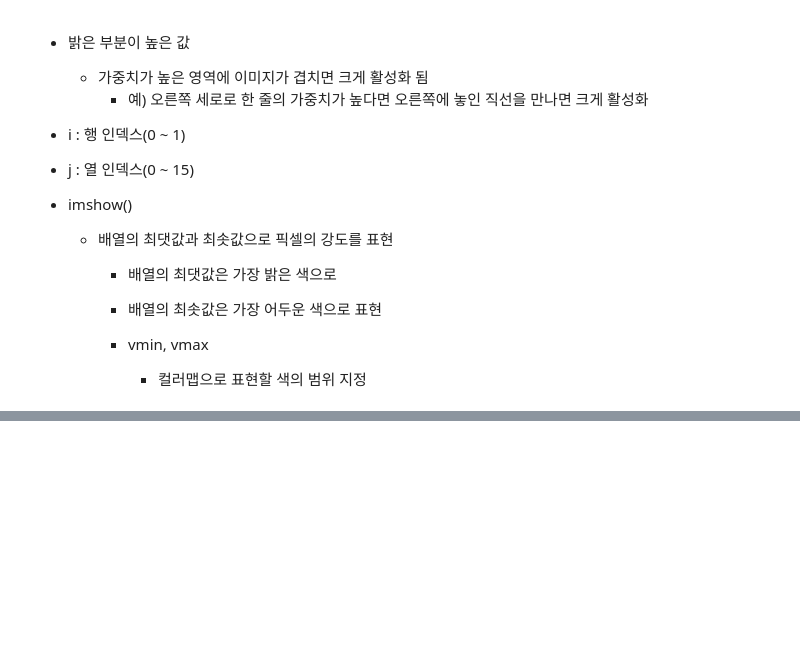
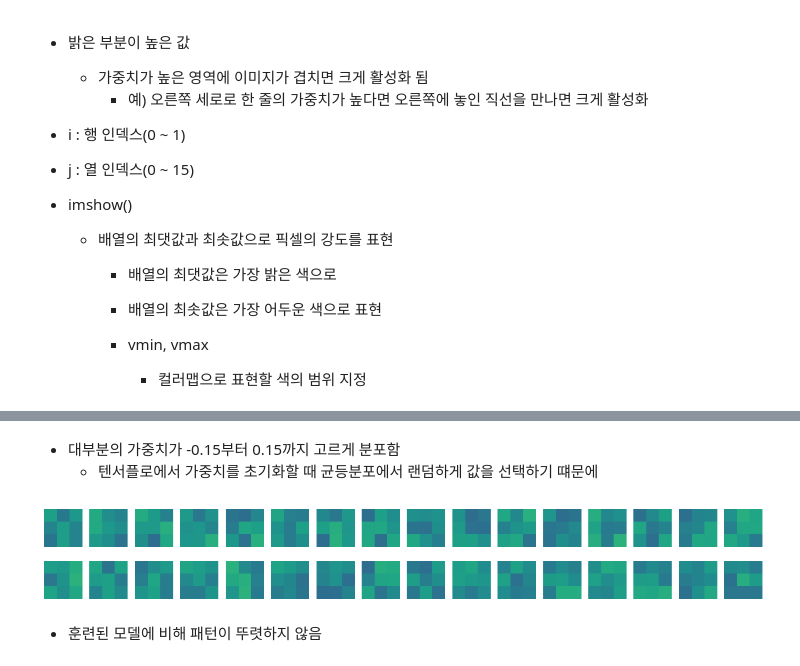
Before and after one commit to bini0126/weekend_ai, a Jupyter notebook: DL/6. 합성곱신경망_시각화.ipynb, the cells around one changed output, grey strips where cells are left out. Saved outputs shown, nothing was run; the diff lists cells and outputs as text; code cells hidden in the pictures; blank space fills up the shorter version.

```diff
--- a/DL/6. 합성곱신경망_시각화.ipynb
+++ b/DL/6. 합성곱신경망_시각화.ipynb
@@ -101,0 +128,15 @@ plt.show()
+# %% [markdown]
+- 대부분의 가중치가 -0.15부터 0.15까지 고르게 분포함
+  - 텐서플로에서 가중치를 초기화할 때 균등분포에서 랜덤하게 값을 선택하기 떄문에
+# %%
+# 32개의 커널을 모두 시각화
+fig, axs = plt.subplots(2, 16, figsize = (15, 2))
+for i in range(2):
+    for j in range(16):
+        axs[i, j].imshow(no_training_weights[:,:,0,i*16+j], vmin = -0.5, vmax = 0.5)
+        axs[i, j].axis("off")
+plt.show()
+# %% [output]
+[figure, added]
+# %% [markdown]
+- 훈련된 모델에 비해 패턴이 뚜렷하지 않음
```
Also changed, not shown: parts of 37 cells of this notebook, 2 other files.
